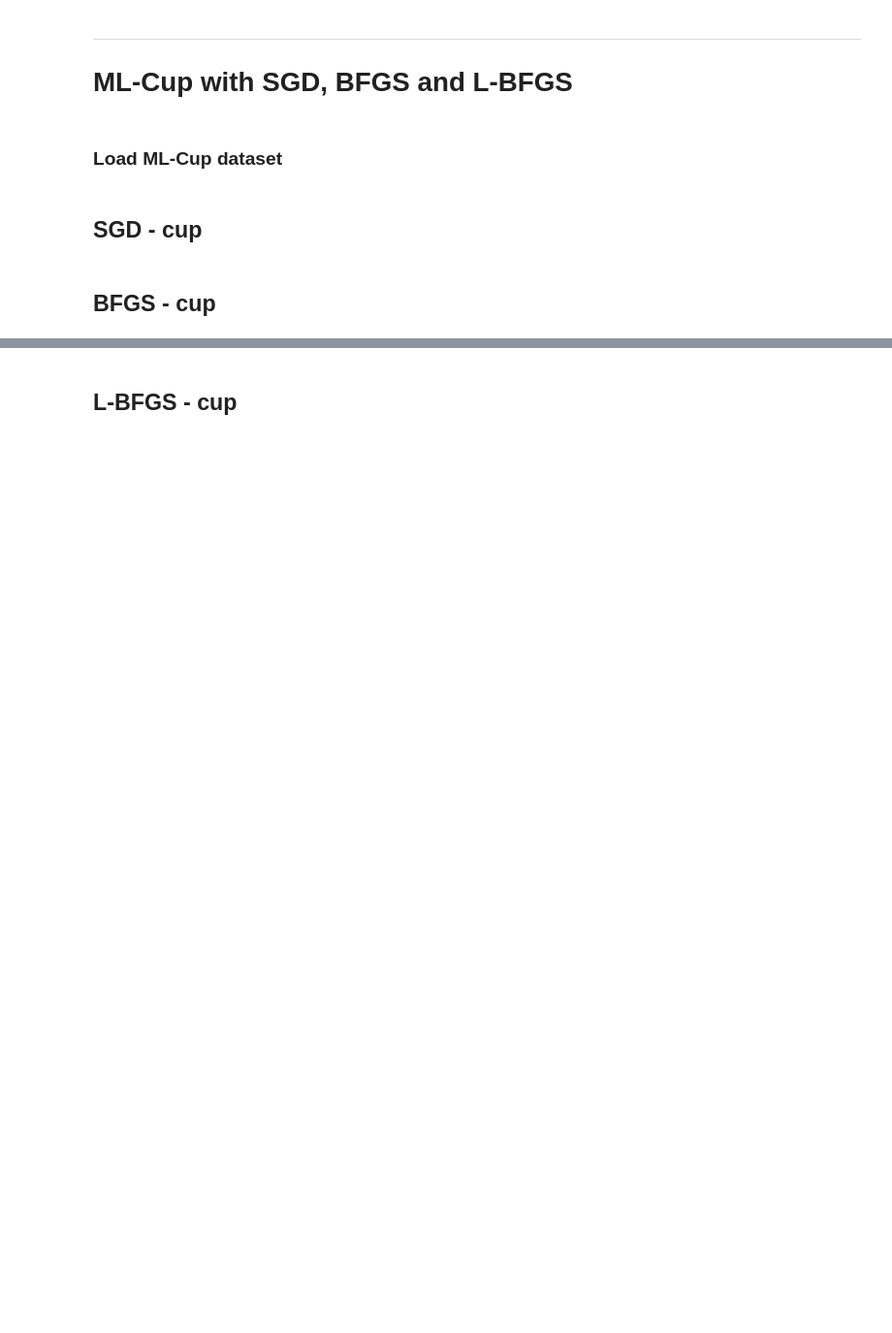
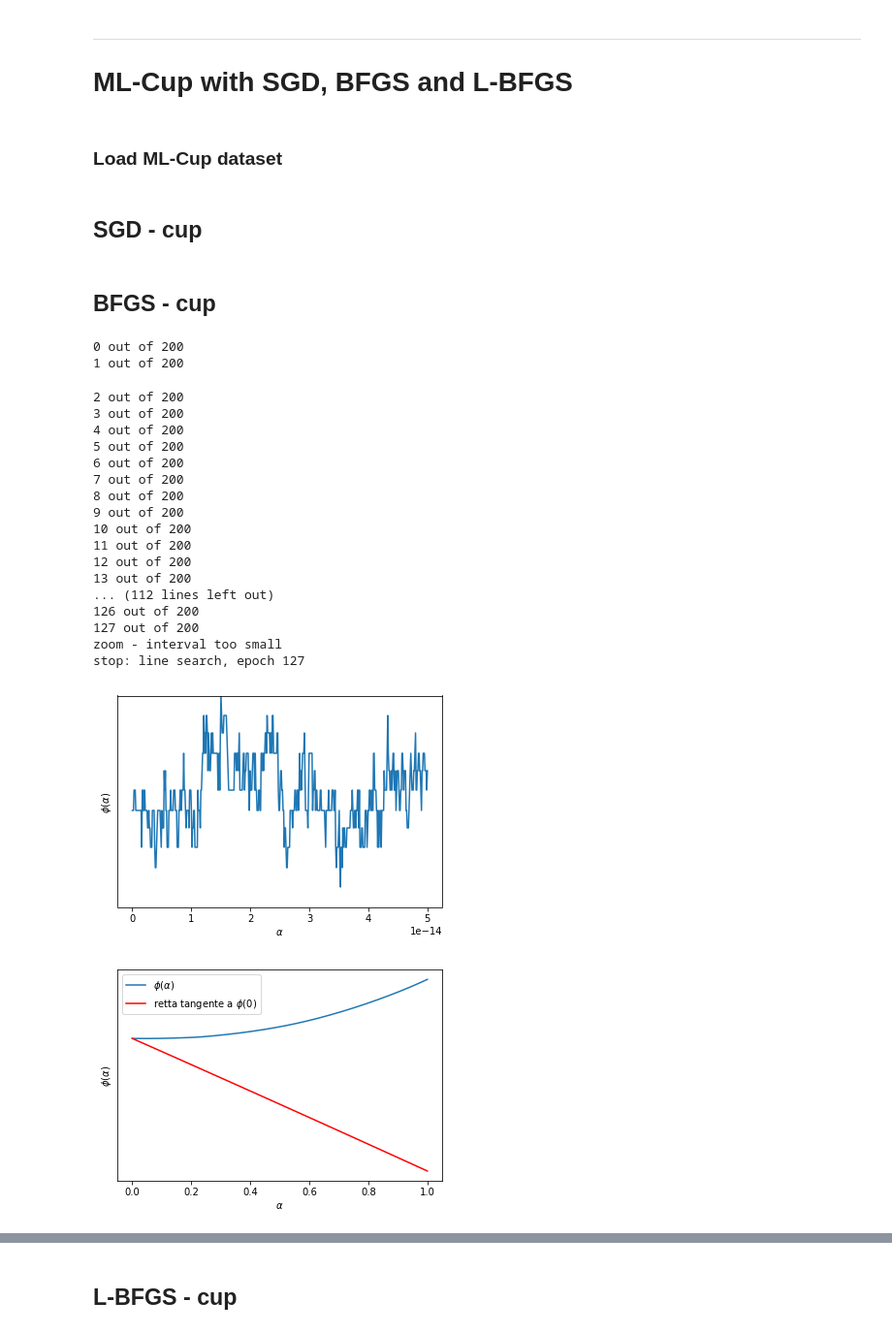
Before and after one commit to davide-serramazza/MLExam, a Jupyter notebook: src/tutorial.ipynb, the cells around one changed output, grey strips where cells are left out. Shown at 97% size. Cells and saved outputs as stored; diff of their text form; code cells hidden in the pictures; blank space fills up the shorter version.

```diff
--- a/src/tutorial.ipynb
+++ b/src/tutorial.ipynb
@@ -150,8 +47,0 @@ stop: gradient norm, epoch 51
-# %%
-plot_train_test_learning_curve(loss_ts_bfgs, loss_tr_bfgs, miss_ts, miss_tr)
-print "accuracy train:", 1 - miss_tr[-1]
-print "accuracy test:", 1 - miss_ts[-1]
-print "loss train:", loss_tr_bfgs[-1]
-print "loss test:", loss_ts_bfgs[-1]
-print "training time:", (toc-tic)
-print "norm gradient last:", norm_gradients_bfgs[-1]
@@ -187,13 +47,0 @@ network = Network(architecture, neurons)
-# %%
-tic = time()
-loss_tr_lbfgs, miss_tr, loss_ts_lbfgs, \
-miss_ts, alphas_lbfgs, norm_gradients_lbfgs = network.train_LBFGS(train_patterns, train_labels,
-                                                        test_patterns, test_labels,
-                                                        theta=theta,
-                                                        c_1=c_1,
-                                                        c_2=c_2,
-                                                        lossObject=loss_object,
-                                                        regularization=lambda_,
-                                                        epochs=epochs,
-                                                        epsilon=epsilon, m=m)
-toc = time()
@@ -220,8 +47,0 @@ stop: norm gradient, epoch 33
-# %%
-plot_train_test_learning_curve(loss_ts_lbfgs, loss_tr_lbfgs, miss_ts, miss_tr)
-print "accuracy train:", 1 - miss_tr[-1]
-print "accuracy test:", 1 - miss_ts[-1]
-print "loss train:", loss_tr_lbfgs[-1]
-print "loss test:", loss_ts_lbfgs[-1]
-print "training time:", (toc-tic)
-print "norm gradient last:", norm_gradients_lbfgs[-1]
@@ -307,24 +105,47 @@ architecture = [17, 10, 10, 2]
 neurons = [InputNeuron, TanHNeuron, TanHNeuron, OutputNeuron]
 loss_object = EuclideanError()
 
-c_1 = 1e-3
-c_2 = 0.5
-theta = 0.9
+c_1 = 1e-4
+c_2 = 0.9
+theta = 0.7
 lambda_ = 0
 epsilon = 1 * 1e-5
-epochs = 15
+epochs = 200
 # %%
 network = Network(architecture, neurons)
 
 tic = time()
 loss_tr_bfgs, miss_tr, \
-loss_ts_bfgs, miss_ts, alphas_bfgs, norm_gradients_bfgs = network.train_BFGS(X_train, Y_train,
+loss_ts_bfgs, miss_ts, alphas_bfgs, \
+norm_gradients_bfgs, cond_bfgs = network.train_BFGS(X_train, Y_train,
                                                        X_test, Y_test,
                                                        theta=theta, c_1=c_1, c_2=c_2,
                                                        lossObject=loss_object,
                                                        regularization=lambda_,
-                                                       epochs=epochs, epsilon=epsilon)
+                                                       epochs=epochs, epsilon=epsilon, debug=True)
 toc = time()
+# %% [output]
+0 out of 200
+1 out of 200
+2 out of 200
+3 out of 200
+4 out of 200
+5 out of 200
+6 out of 200
+7 out of 200
+8 out of 200
+9 out of 200
+10 out of 200
+11 out of 200
+12 out of 200
+13 out of 200
+... (112 lines left out)
+126 out of 200
+127 out of 200
+zoom - interval too small
+stop: line search, epoch 127
+[figure, added]
+[figure, added]
 # %%
 plot_train_test_learning_curve(loss_ts_bfgs, loss_tr_bfgs, miss_ts, miss_tr)
 print "loss train:", loss_tr_bfgs[-1]
```
Also changed, not shown: parts of 36 cells of this notebook, 3 other files.
